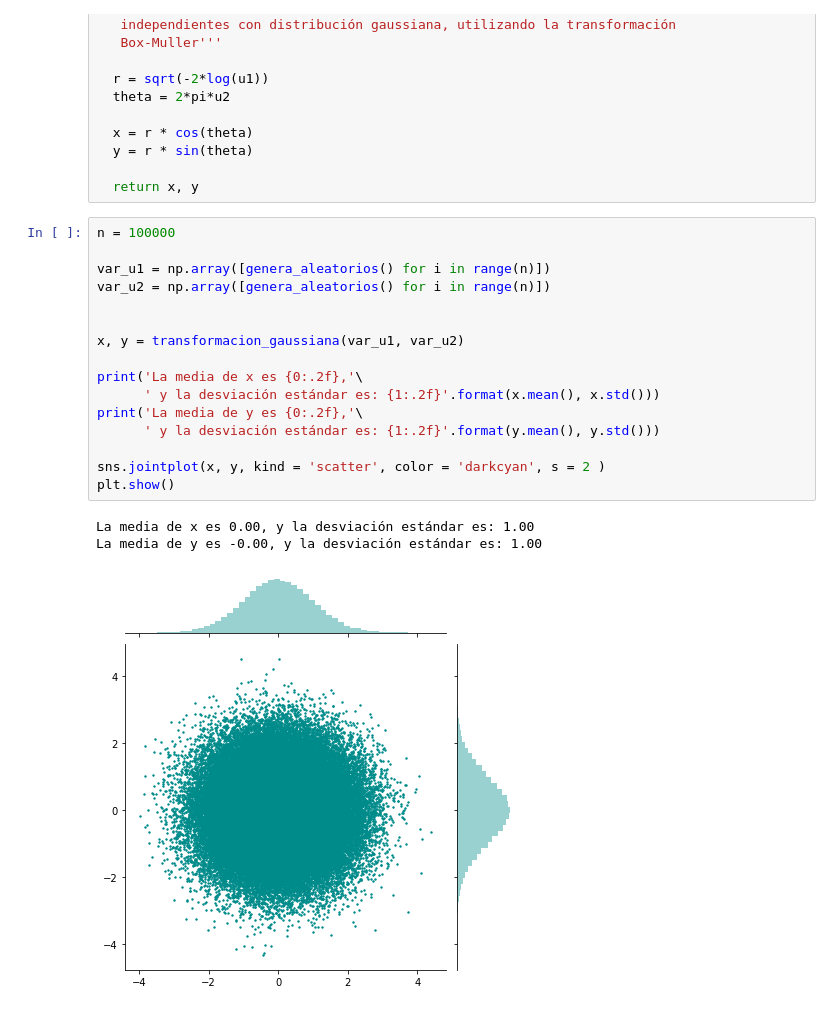
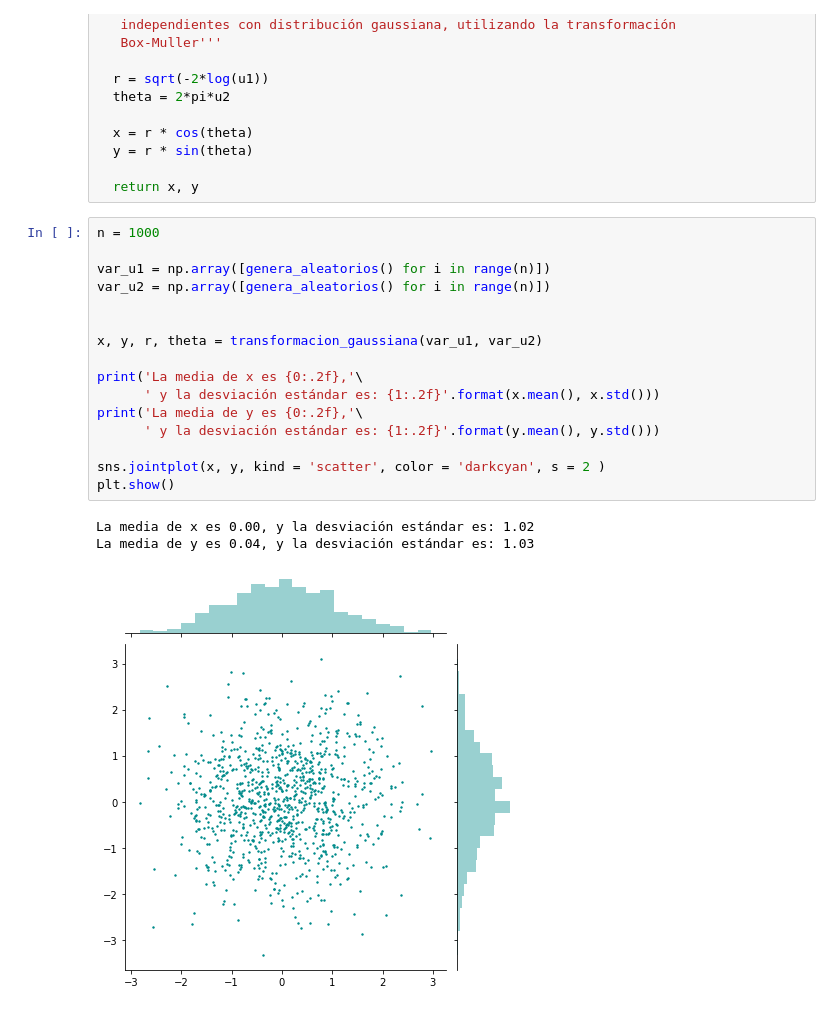
Before and after one commit to AnIsAsPe/ElementosEstadisticaMachineLearningPython, a Jupyter notebook: GeneraciónNúmerosAleatorios/Generador_números_aleatorios.ipynb, the cells around one changed output. Cells and saved outputs as stored; diff of their text form.

```diff
--- a/GeneraciónNúmerosAleatorios/Generador_números_aleatorios.ipynb
+++ b/GeneraciónNúmerosAleatorios/Generador_números_aleatorios.ipynb
@@ -94,22 +97,22 @@ def transformacion_gaussiana(u1,u2):
 
   return x, y
 # %%
-n = 100000
+n = 1000
 
 var_u1 = np.array([genera_aleatorios() for i in range(n)])
 var_u2 = np.array([genera_aleatorios() for i in range(n)])
 
 
-x, y = transformacion_gaussiana(var_u1, var_u2)
+x, y, r, theta = transformacion_gaussiana(var_u1, var_u2)
 
 print('La media de x es {0:.2f},'\
       ' y la desviación estándar es: {1:.2f}'.format(x.mean(), x.std()))
 print('La media de y es {0:.2f},'\
       ' y la desviación estándar es: {1:.2f}'.format(y.mean(), y.std()))
 
 sns.jointplot(x, y, kind = 'scatter', color = 'darkcyan', s = 2 )
 plt.show()
 # %% [output]
-La media de x es 0.00, y la desviación estándar es: 1.00
-La media de y es -0.00, y la desviación estándar es: 1.00
+La media de x es 0.00, y la desviación estándar es: 1.02
+La media de y es 0.04, y la desviación estándar es: 1.03
-[figure, old version]
+[figure, new version]
```
Also changed, not shown: parts of 2 cells of this notebook.
